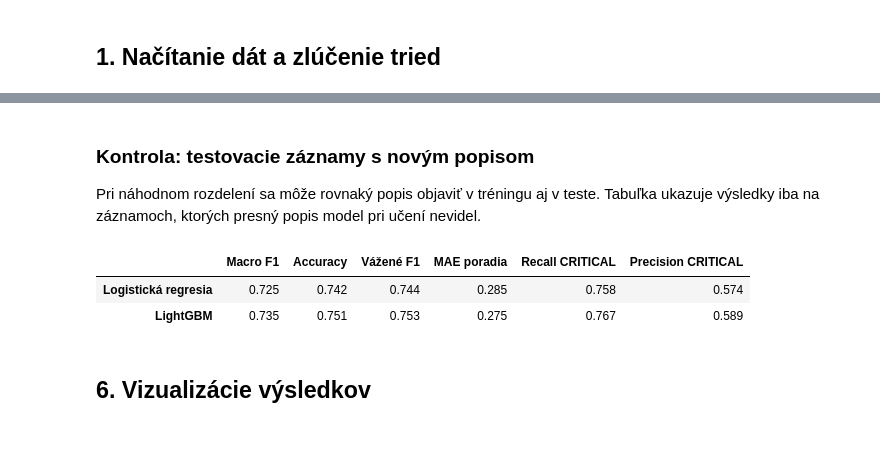
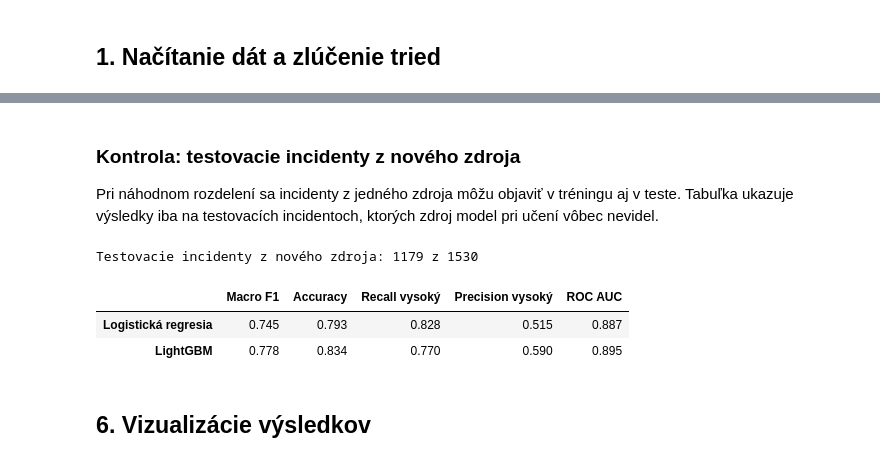
Before and after one commit to ferkopierko/predictionandprescription, a Jupyter notebook: predikcia_70_30.ipynb, the cells around one changed output, grey strips where cells are left out. Cells and saved outputs as stored; diff of their text form; code cells hidden in the pictures.

```diff
--- a/predikcia_70_30.ipynb
+++ b/predikcia_70_30.ipynb
@@ -74,0 +47,5 @@ Záznamy s CVSS v3: 92893, vylúčené pre únik cieľa: 4202, použité: 88691
+# %%
+data = clean[clean["dopad"].notna()].reset_index(drop=True)
+data["target"] = (data["dopad"] == "vysoký").astype(int)
+counts = data["target"].map(dict(enumerate(LABELS))).value_counts().reindex(LABELS)
+display(pd.DataFrame({"počet": counts, "podiel %": (counts / len(data) * 100).round(1)}))
@@ -105,0 +65,10 @@ Testovacie záznamy s presne rovnakým popisom ako v tréningu: 1202
+# %%
+train, test = train_test_split(data, test_size=0.30, random_state=SEED, stratify=data["target"])
+fit, validation = train_test_split(train, test_size=0.20, random_state=SEED, stratify=train["target"])
+train, test = train.reset_index(drop=True), test.reset_index(drop=True)
+y_train, y_test = train["target"].to_numpy(), test["target"].to_numpy()
+
+display(pd.DataFrame({
+    "počet": [len(fit), len(validation), len(train), len(test)],
+    "vysoký %": [part["target"].mean() * 100 for part in [fit, validation, train, test]],
+}, index=["učenie", "validácia", "tréning spolu", "test"]).round(1))
@@ -142,16 +88,0 @@ Parametre sa vyberajú podľa macro F1 na validačnej časti.
-# %%
-def macro_f1(y_true, y_pred):
-    return f1_score(y_true, y_pred, average="macro", labels=CLASS_IDS, zero_division=0)
-
-def make_logreg(C):
-    return LogisticRegression(C=C, class_weight="balanced", max_iter=2000, random_state=SEED)
-
-logreg_results = []
-for C in [0.3, 1, 3, 10]:
-    model = make_logreg(C).fit(X_train, y_train)
-    logreg_results.append({"C": C, "macro F1": macro_f1(y_valid, model.predict(X_valid))})
-
-logreg_results = pd.DataFrame(logreg_results).round(4)
-best_C = logreg_results.loc[logreg_results["macro F1"].idxmax(), "C"]
-display(logreg_results)
-print("Najlepšie C:", best_C)
@@ -294,17 +201,19 @@ Rozdiel recall CRITICAL (LightGBM mínus logistická regresia): 0.0081, 95 % int
 # %% [markdown]
-### Kontrola: testovacie záznamy s novým popisom
+### Kontrola: testovacie incidenty z nového zdroja
 
-Pri náhodnom rozdelení sa môže rovnaký popis objaviť v tréningu aj v teste. Tabuľka ukazuje výsledky iba na záznamoch, ktorých presný popis model pri učení nevidel.
+Pri náhodnom rozdelení sa incidenty z jedného zdroja môžu objaviť v tréningu aj v teste. Tabuľka ukazuje výsledky iba na testovacích incidentoch, ktorých zdroj model pri učení vôbec nevidel.
 # %%
-unseen = ~seen_in_train
-pd.DataFrame({
-    name: evaluate(y_test[unseen], predictions[name][unseen])
-    for name in ["Logistická regresia", "LightGBM"]
-}).T.round(3)
+unseen = ~test["skupina"].isin(set(train["skupina"])).to_numpy()
+print(f"Testovacie incidenty z nového zdroja: {unseen.sum()} z {len(test)}")
+unseen_metrics = pd.DataFrame({
+    name: evaluate(y_test[unseen], predictions[name][unseen], scores[name][unseen]) for name in ["Logistická regresia", "LightGBM"]
+}).T
+display(unseen_metrics.round(3))
 # %% [output]
+Testovacie incidenty z nového zdroja: 1179 z 1530
-|  | Macro F1 | Accuracy | Vážené F1 | MAE poradia | Recall CRITICAL | Precision CRITICAL |
-| Logistická regresia | 0.725 | 0.742 | 0.744 | 0.285 | 0.758 | 0.574 |
-| LightGBM | 0.735 | 0.751 | 0.753 | 0.275 | 0.767 | 0.589 |
+|  | Macro F1 | Accuracy | Recall vysoký | Precision vysoký | ROC AUC |
+| Logistická regresia | 0.745 | 0.793 | 0.828 | 0.515 | 0.887 |
+| LightGBM | 0.778 | 0.834 | 0.770 | 0.590 | 0.895 |
 # %% [markdown]
 ## 6. Vizualizácie výsledkov
 # %%
```
Also changed, not shown: parts of 21 cells of this notebook, 24 other files.
